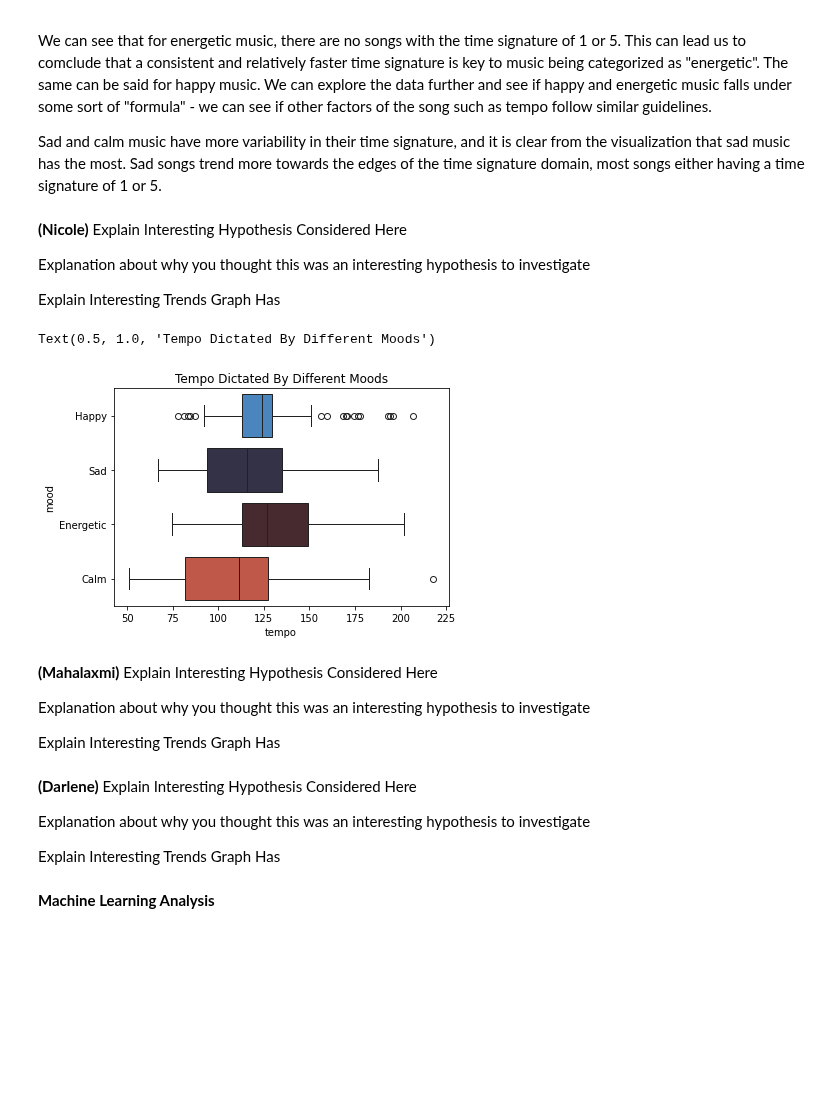
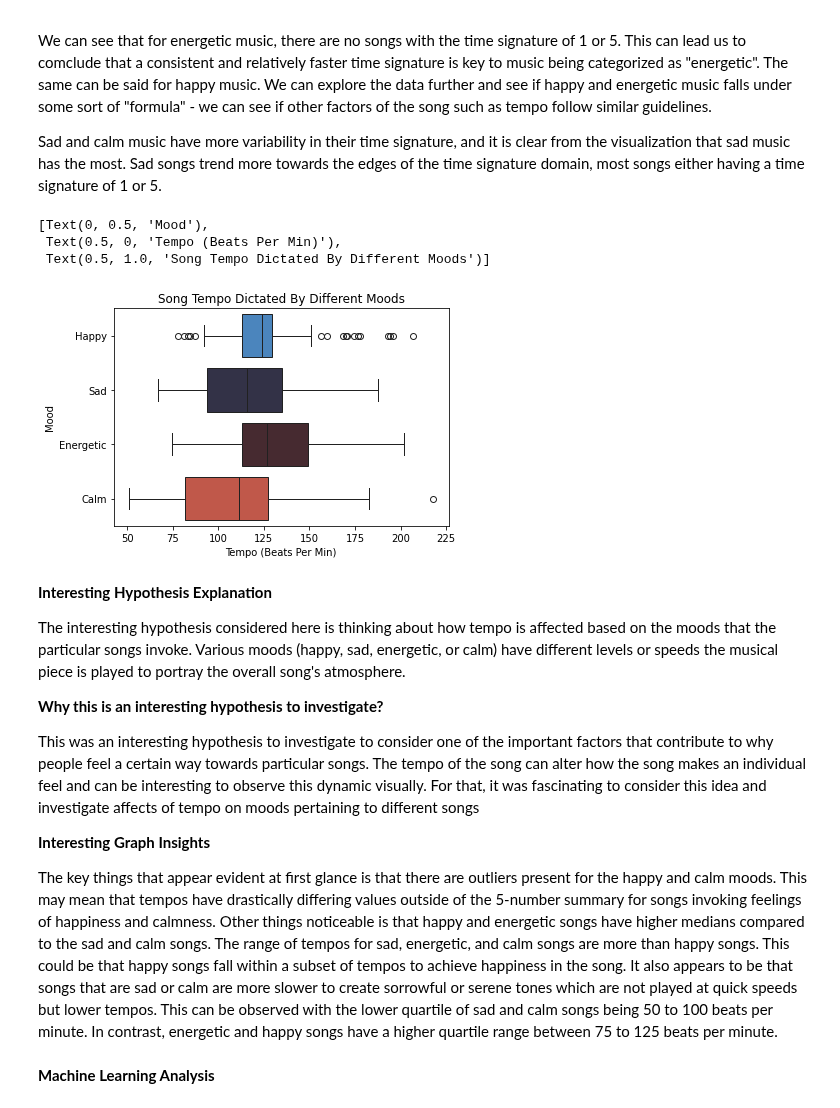
Before and after one commit to MahalaxmiK/class-project-next-level-analytics, a Jupyter notebook: prog_report.ipynb, the cells around one changed output. Cells and saved outputs as stored; diff of their text form; code cells hidden in the pictures; blank space fills up the shorter version.

```diff
--- a/prog_report.ipynb
+++ b/prog_report.ipynb
@@ -137,24 +136,13 @@ Description: The visualization above shows a barchart detailing the popularity o
 We can see that for energetic music, there are no songs with the time signature of 1 or 5. This can lead us to comclude that a consistent and relatively faster time signature is key to music being categorized as "energetic". The same can be said for happy music. We can explore the data further and see if happy and energetic music falls under some sort of "formula" - we can see if other factors of the song such as tempo follow similar guidelines.
 
 Sad and calm music have more variability in their time signature, and it is clear from the visualization that sad music has the most. Sad songs trend more towards the edges of the time signature domain, most songs either having a time signature of 1 or 5.
-# %% [markdown]
-**(Nicole)**
-Explain Interesting Hypothesis Considered Here
-
-Explanation about why you thought this was an interesting hypothesis to investigate
-
-Explain Interesting Trends Graph Has
 # %%
 # visualization 2
 # boxplot for comparison between tempo of the music and moods
-sns.boxplot(data = music_data, x = 'tempo', y = 'mood', hue = 'mood', palette = 'icefire').set_title('Tempo Dictated By Different Moods')
+ax = sns.boxplot(data = music_data, x = 'tempo', y = 'mood', hue = 'mood', palette = 'icefire')
+ax.set(ylabel = 'Mood', xlabel = 'Tempo (Beats Per Min)', title = 'Song Tempo Dictated By Different Moods')
 # %% [output]
-Text(0.5, 1.0, 'Tempo Dictated By Different Moods')
+[Text(0, 0.5, 'Mood'),
+ Text(0.5, 0, 'Tempo (Beats Per Min)'),
+ Text(0.5, 1.0, 'Song Tempo Dictated By Different Moods')]
-[figure, old version]
+[figure, new version]
-# %% [markdown]
-**(Mahalaxmi)**
-Explain Interesting Hypothesis Considered Here
-
-Explanation about why you thought this was an interesting hypothesis to investigate
-
-Explain Interesting Trends Graph Has
@@ -171,10 +149,15 @@ Explain Interesting Trends Graph Has
-# %% [markdown]
-**(Darlene)**
-Explain Interesting Hypothesis Considered Here
-
-Explanation about why you thought this was an interesting hypothesis to investigate
-
-Explain Interesting Trends Graph Has
+# %% [markdown]
+**Interesting Hypothesis Explanation**
+
+The interesting hypothesis considered here is thinking about how tempo is affected based on the moods that the particular songs invoke. Various moods (happy, sad, energetic, or calm) have different levels or speeds the musical piece is played to portray the overall song's atmosphere.
+
+**Why this is an interesting hypothesis to investigate?**
+
+This was an interesting hypothesis to investigate to consider one of the important factors that contribute to why people feel a certain way towards particular songs. The tempo of the song can alter how the song makes an individual feel and can be interesting to observe this dynamic visually. For that, it was fascinating to consider this idea and investigate affects of tempo on moods pertaining to different songs
+
+**Interesting Graph Insights**
+
+The key things that appear evident at first glance is that there are outliers present for the happy and calm moods. This may mean that tempos have drastically differing values outside of the 5-number summary for songs invoking feelings of happiness and calmness. Other things noticeable is that happy and energetic songs have higher medians compared to the sad and calm songs. The range of tempos for sad, energetic, and calm songs are more than happy songs. This could be that happy songs fall within a subset of tempos to achieve happiness in the song. It also appears to be that songs that are sad or calm are more slower to create sorrowful or serene tones which are not played at quick speeds but lower tempos. This can be observed with the lower quartile of sad and calm songs being 50 to 100 beats per minute. In contrast, energetic and happy songs have a higher quartile range between 75 to 125 beats per minute.
 # %% [markdown]
 **Machine Learning Analysis**
 # %%
```
Also changed, not shown: parts of 10 cells of this notebook.
